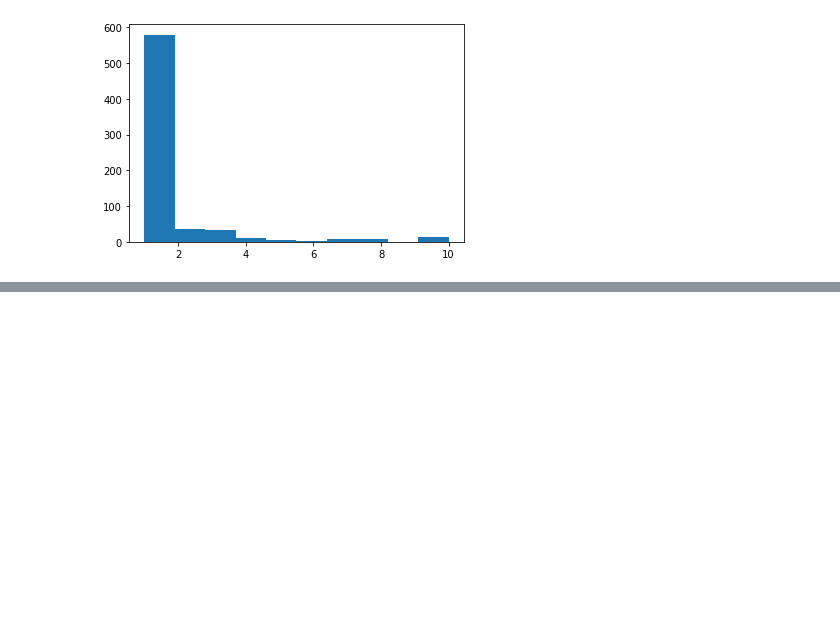
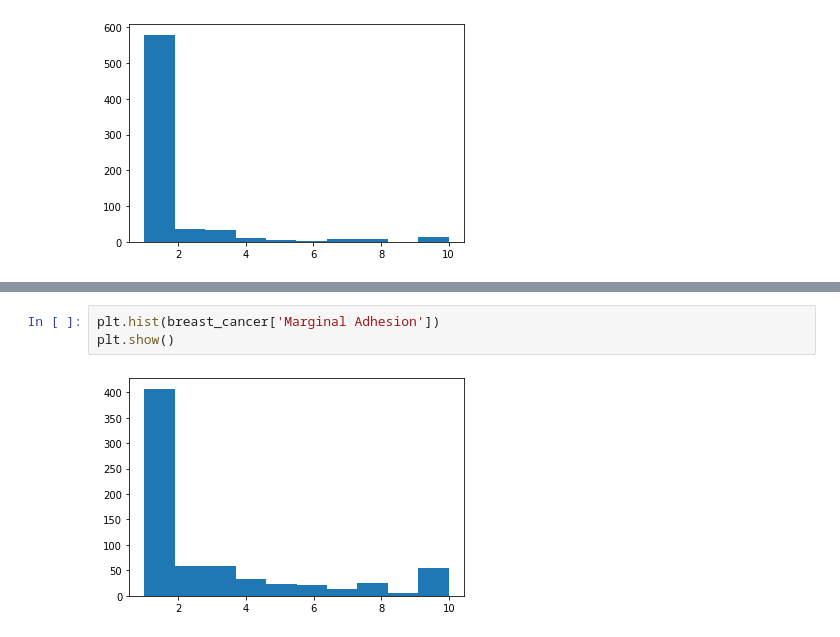
Before and after one commit to aleg001/HT2-MD, a Jupyter notebook: HT2.ipynb, the cells around one changed output, grey strips where cells are left out. Drawn from its saved outputs; the diff is of its cells as text; blank space fills up the shorter version.

```diff
--- a/HT2.ipynb
+++ b/HT2.ipynb
@@ -128,0 +150,5 @@ plt.show()
+# %%
+plt.hist(breast_cancer['Marginal Adhesion'])
+plt.show()
+# %% [output]
+[figure, added]
```
Also changed, not shown: parts of 13 cells of this notebook, 1 other file.
